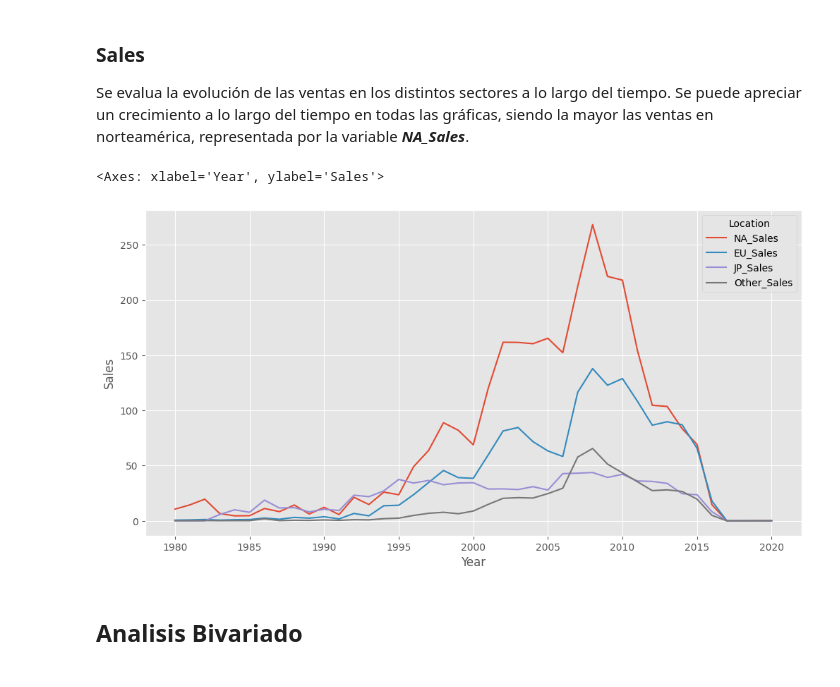
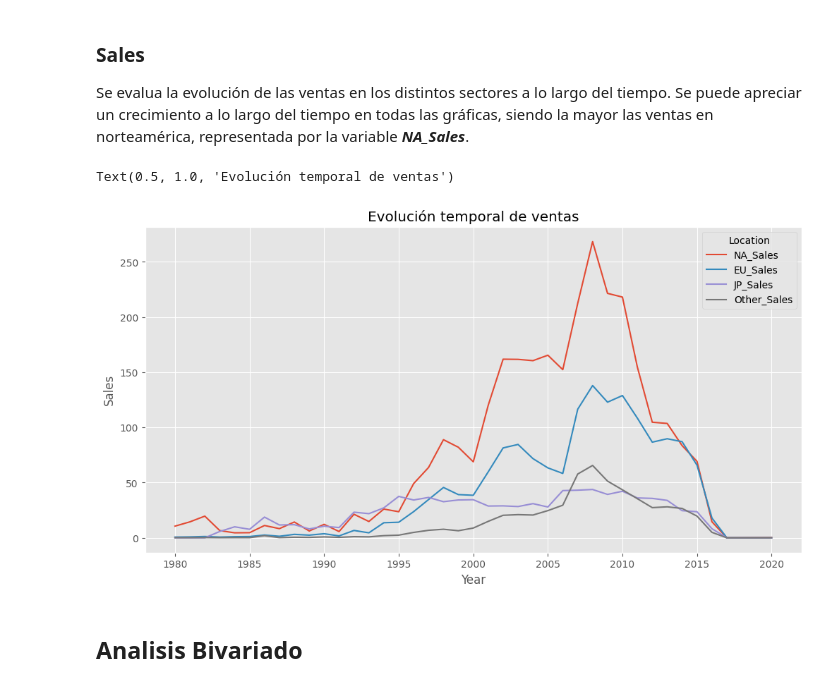
Before and after one commit to EduGatoX/datascience02, a Jupyter notebook: Eduardo_Nunez_Analisis_Datos.ipynb, the cells around one changed output. Cells and saved outputs as stored; diff of their text form; code cells hidden in the pictures.

```diff
--- a/Eduardo_Nunez_Analisis_Datos.ipynb
+++ b/Eduardo_Nunez_Analisis_Datos.ipynb
@@ -327,7 +327,7 @@ df[(df["NA_Sales"] == 0) & (df["EU_Sales"] == 0) & (
 # %% [markdown]
 Se elimina el valor anteriormente calculado.
 # %%
-df = df.drop(index=16288)
+df = df.drop(index=16595)
 # %% [markdown]
 Se comprueba que el dato fue elimminado.
 # %%
@@ -1041,9 +1040,10 @@ df_melted = pd.melt(df_by_year, id_vars=["Year"], value_vars=["NA_Sales", "EU_Sa
 # %%
 fig, ax = plt.subplots(figsize=(12, 6))
 sns.lineplot(df_melted, x="Year", y="Sales", hue="Location", errorbar=None)
+ax.set_title("Evolución temporal de ventas")
 # %% [output]
-<Axes: xlabel='Year', ylabel='Sales'>
+Text(0.5, 1.0, 'Evolución temporal de ventas')
-[figure, old version]
+[figure, new version]
 # %% [markdown]
 ## Analisis Bivariado
 # %% [markdown]
```
Also changed, not shown: parts of 12 cells of this notebook.
